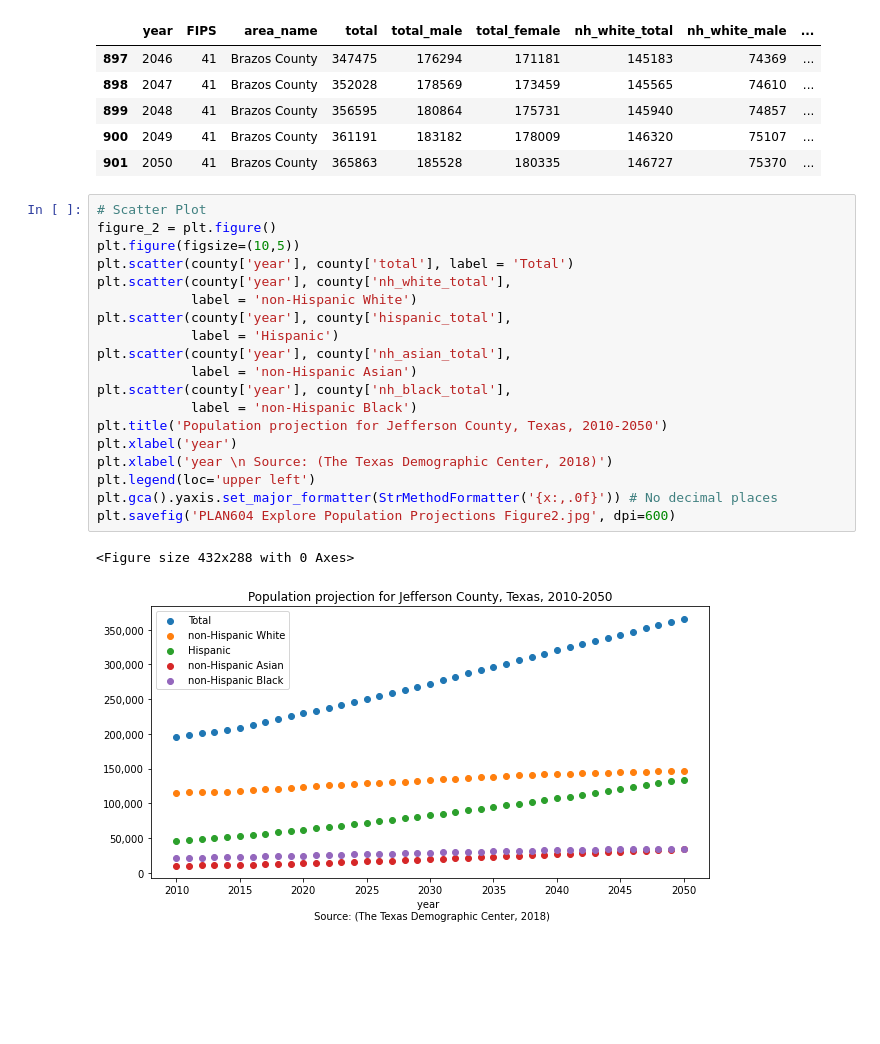
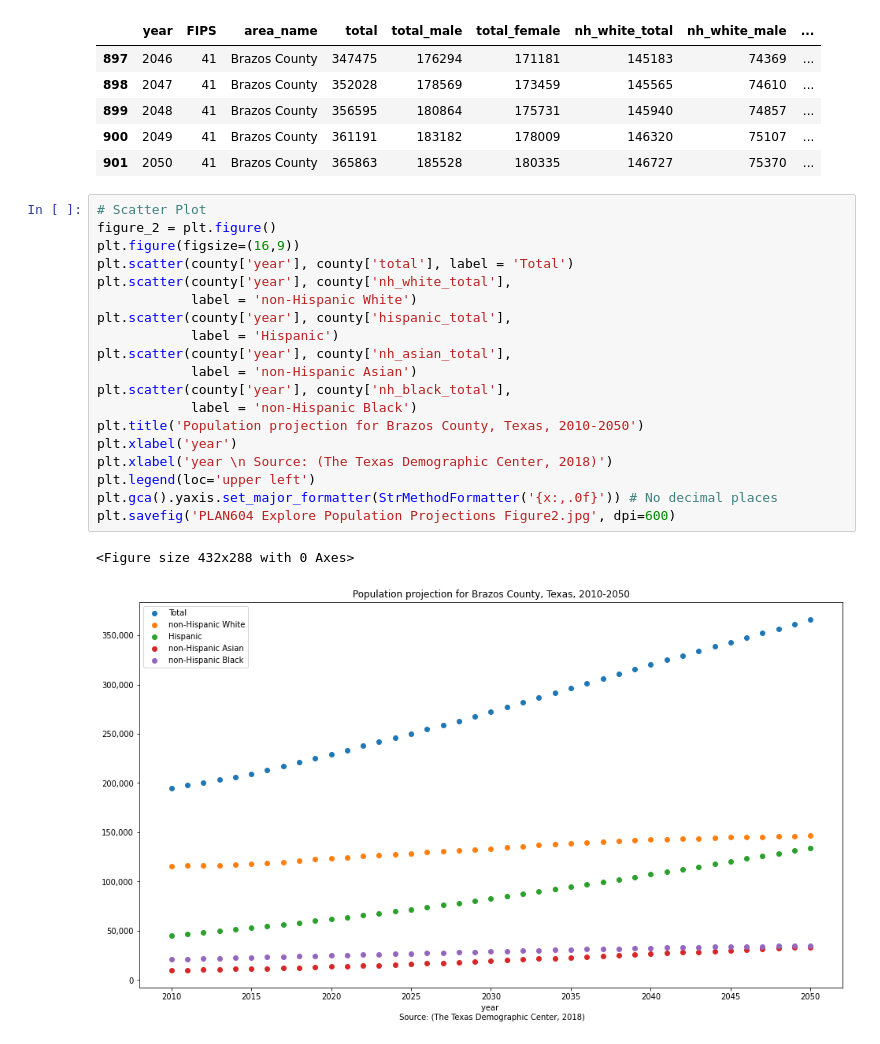
Before and after one commit to npr99/PlanningMethods, a Jupyter notebook: PLAN604_Explore_Population_Projections.ipynb, the cells around one changed output. Cells and saved outputs as stored; diff of their text form; blank space fills up the shorter version.

```diff
--- a/PLAN604_Explore_Population_Projections.ipynb
+++ b/PLAN604_Explore_Population_Projections.ipynb
@@ -118,22 +118,22 @@ county.tail()
 # %%
 # Scatter Plot
 figure_2 = plt.figure()
-plt.figure(figsize=(10,5))
+plt.figure(figsize=(16,9))
 plt.scatter(county['year'], county['total'], label = 'Total')
 plt.scatter(county['year'], county['nh_white_total'],
             label = 'non-Hispanic White')
 plt.scatter(county['year'], county['hispanic_total'],
             label = 'Hispanic')
 plt.scatter(county['year'], county['nh_asian_total'],
             label = 'non-Hispanic Asian')
 plt.scatter(county['year'], county['nh_black_total'],
             label = 'non-Hispanic Black')
-plt.title('Population projection for Jefferson County, Texas, 2010-2050')
+plt.title('Population projection for Brazos County, Texas, 2010-2050')
 plt.xlabel('year')
 plt.xlabel('year \n Source: (The Texas Demographic Center, 2018)')
 plt.legend(loc='upper left')
 plt.gca().yaxis.set_major_formatter(StrMethodFormatter('{x:,.0f}')) # No decimal places
 plt.savefig('PLAN604 Explore Population Projections Figure2.jpg', dpi=600)
 # %% [output]
 <Figure size 432x288 with 0 Axes>
-[figure, old version]
+[figure, new version]
```
Also changed, not shown: parts of 2 cells of this notebook.
